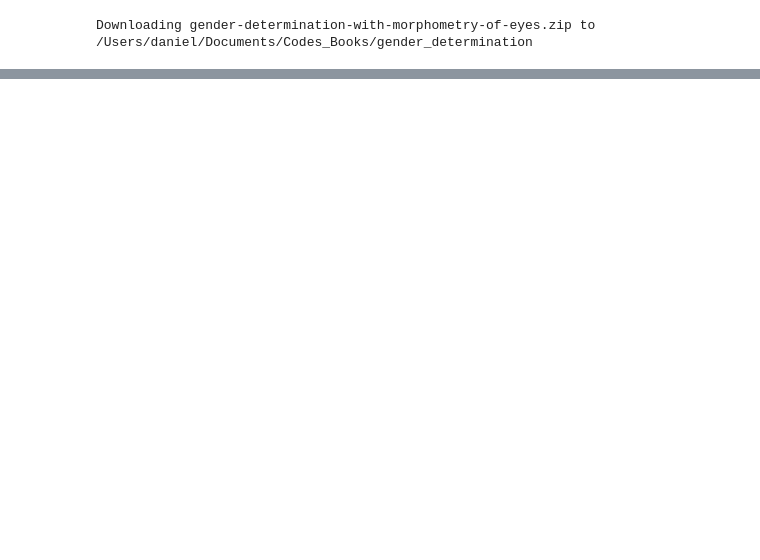
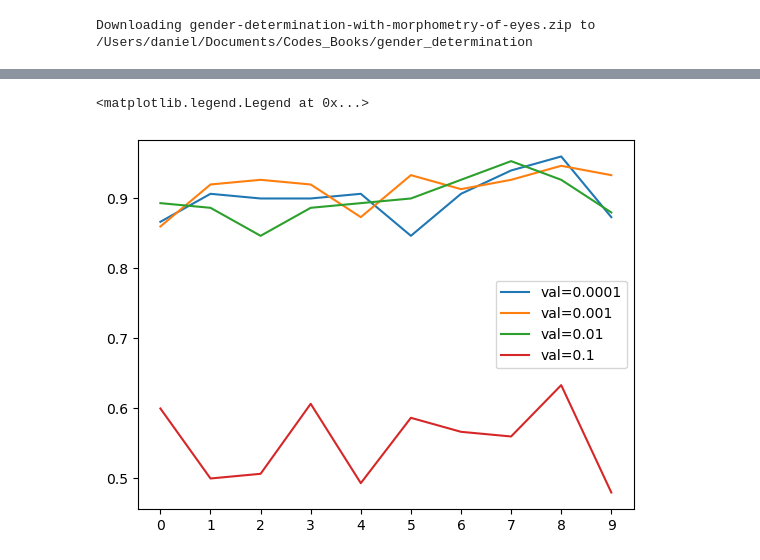
Before and after one commit to Danselem/gender_determination, a Jupyter notebook: notebook.ipynb, the cells around one changed output, grey strips where cells are left out. Cells and saved outputs as stored; diff of their text form; code cells hidden in the pictures; blank space fills up the shorter version.

```diff
--- a/notebook.ipynb
+++ b/notebook.ipynb
@@ -242,0 +231,36 @@ plt.show()
+# %%
+def make_model(learning_rate=0.01):
+    conv_model = resnet50.ResNet50(weights='imagenet', include_top=False, input_shape=(150,150,3))
+    for layer in conv_model.layers:
+        layer.trainable = False
+    x = keras.layers.Flatten()(conv_model.output)
+    x = keras.layers.Dense(300, activation='relu')(x)
+    x = keras.layers.Dense(100, activation='relu')(x)
+    x = keras.layers.Dense(50, activation='relu')(x)
+    predictions = keras.layers.Dense(2, activation='softmax')(x)
+    model = keras.models.Model(inputs=conv_model.input, outputs=predictions)
+    model.compile(loss='binary_crossentropy',
+                  optimizer=keras.optimizers.Adam(learning_rate=learning_rate),
+                  metrics=['accuracy', 'Precision','Recall', 'AUC',])
+
+    return model
+# %%
+scores = {}
+
+for lr in [0.0001, 0.001, 0.01, 0.1]:
+    print(lr)
+
+    model = make_model(learning_rate=lr)
+
+    history = model.fit(
+    train_ds,
+    validation_data = val_ds,
+    workers=10,
+    epochs=10,
+    steps_per_epoch=50,
+    validation_steps = 5)
+
+    scores[lr] = history.history
+
+    print()
+    print()
@@ -242,0 +348,10 @@ plt.show()
+# %%
+for lr, hist in scores.items():
+    #plt.plot(hist['accuracy'], label=('train=%s' % lr))
+    plt.plot(hist['val_accuracy'], label=('val=%s' % lr))
+
+plt.xticks(np.arange(10))
+plt.legend()
+# %% [output]
+<matplotlib.legend.Legend at 0x...>
+[figure, added]
```
Also changed, not shown: parts of 71 cells of this notebook, 9 other files.
